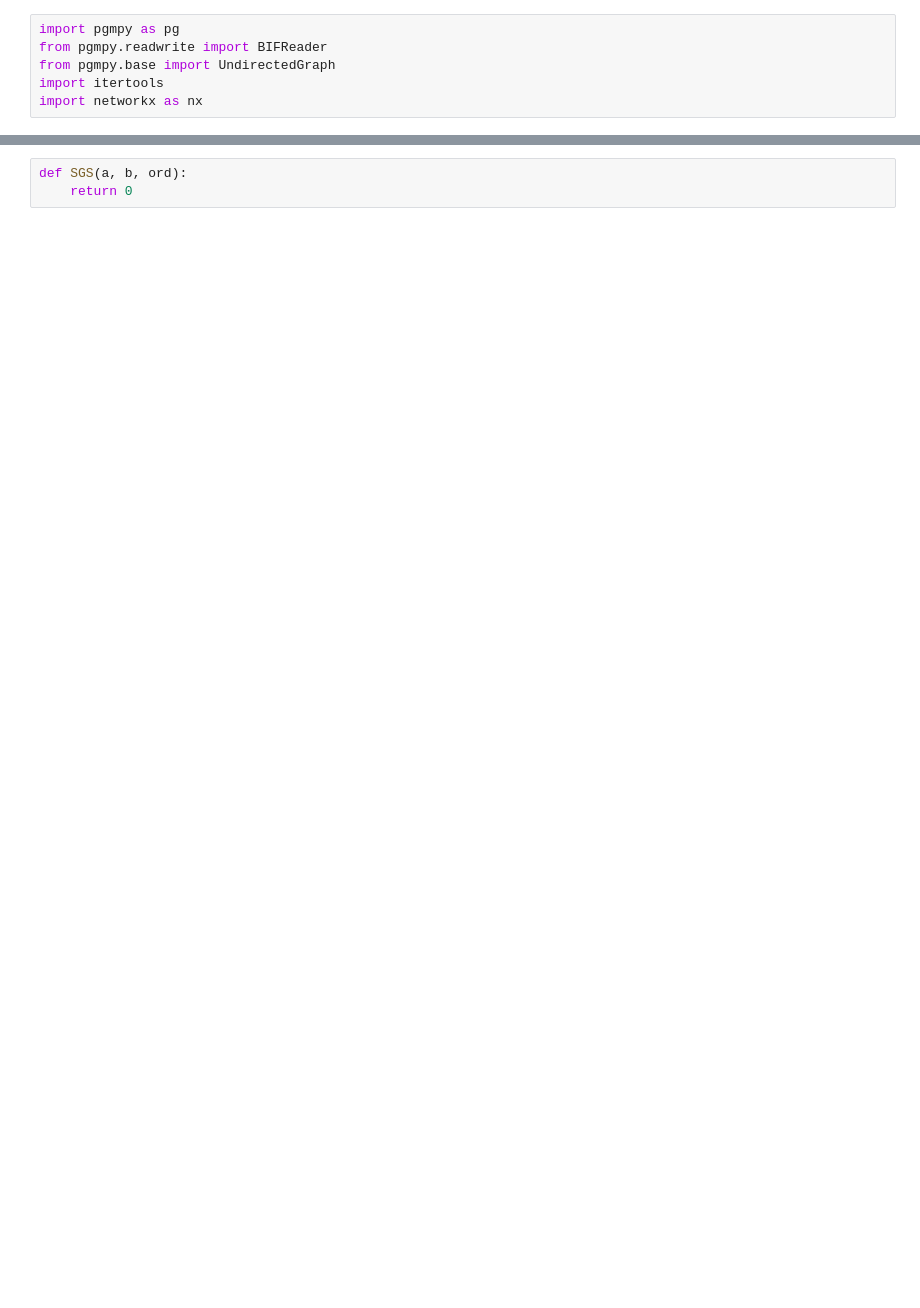
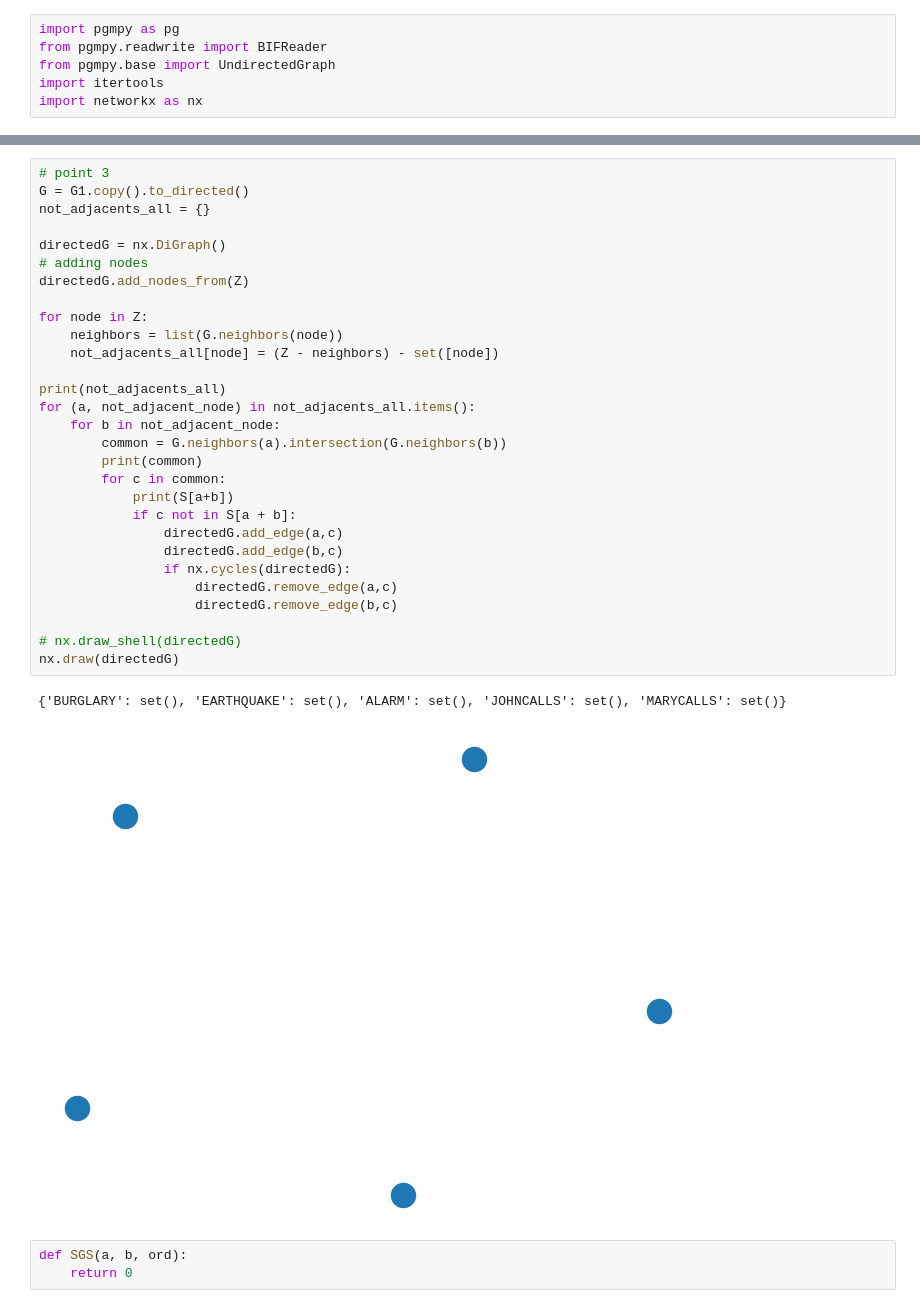
Before and after one commit to StefanoColamonaco/Bayesian-Networks-Investigation, a Jupyter notebook: construction.ipynb, the cells around one changed output, grey strips where cells are left out. Saved outputs shown, nothing was run; the diff lists cells and outputs as text; blank space fills up the shorter version.

```diff
--- a/construction.ipynb
+++ b/construction.ipynb
@@ -79,3 +78,35 @@ UndirectedGraph with 37 nodes and 666 edges
+# %%
+# point 3
+G = G1.copy().to_directed()
+not_adjacents_all = {}
+
+directedG = nx.DiGraph()
+# adding nodes
+directedG.add_nodes_from(Z)
+
+for node in Z:
+    neighbors = list(G.neighbors(node))
+    not_adjacents_all[node] = (Z - neighbors) - set([node])
+
+print(not_adjacents_all)
+for (a, not_adjacent_node) in not_adjacents_all.items():
+    for b in not_adjacent_node:
+        common = G.neighbors(a).intersection(G.neighbors(b))
+        print(common)
+        for c in common:
+            print(S[a+b])
+            if c not in S[a + b]:
+                directedG.add_edge(a,c)
+                directedG.add_edge(b,c)
+                if nx.cycles(directedG):
+                    directedG.remove_edge(a,c)
+                    directedG.remove_edge(b,c)
+
+# nx.draw_shell(directedG)
+nx.draw(directedG)
+# %% [output]
+{'BURGLARY': set(), 'EARTHQUAKE': set(), 'ALARM': set(), 'JOHNCALLS': set(), 'MARYCALLS': set()}
+[figure, added]
 # %%
 def SGS(a, b, ord):
     return 0
```
Also changed, not shown: parts of 3 cells of this notebook, 1 other file.
